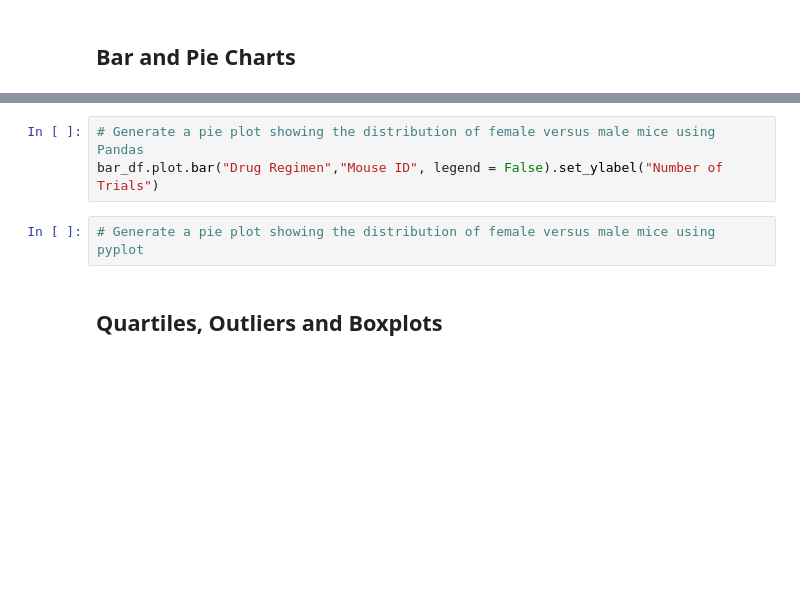
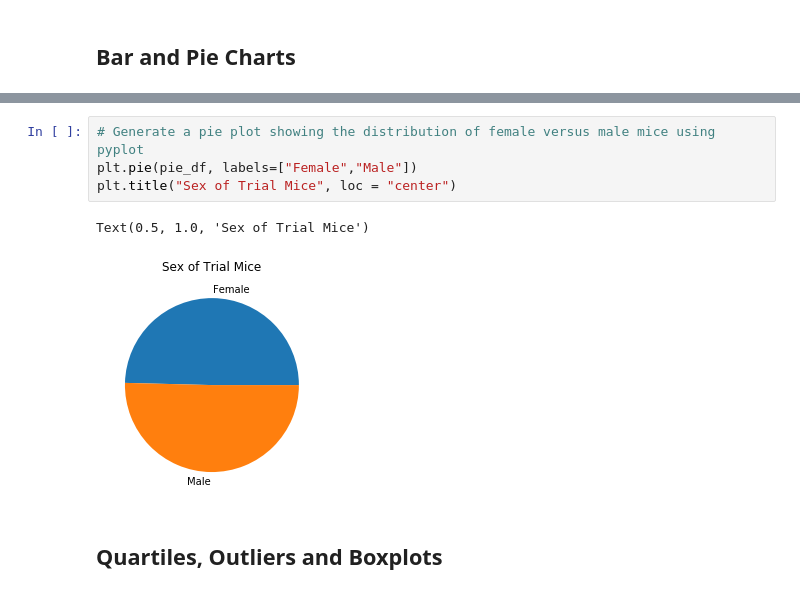
Before and after one commit to allison713/matplotlib-challenge, a Jupyter notebook: Pymaceuticals/pymaceuticals_starter.ipynb, the cells around one changed output, grey strips where cells are left out. Saved outputs shown, nothing was run; the diff lists cells and outputs as text; blank space fills up the shorter version.

```diff
--- a/Pymaceuticals/pymaceuticals_starter.ipynb
+++ b/Pymaceuticals/pymaceuticals_starter.ipynb
@@ -148,8 +167,10 @@ plt.ylabel("Number of Trials")
 # %%
-# Generate a pie plot showing the distribution of female versus male mice using Pandas
-bar_df.plot.bar("Drug Regimen","Mouse ID", legend = False).set_ylabel("Number of Trials")
+# Generate a pie plot showing the distribution of female versus male mice using pyplot
+plt.pie(pie_df, labels=["Female","Male"])
+plt.title("Sex of Trial Mice", loc = "center")
+# %% [output]
+Text(0.5, 1.0, 'Sex of Trial Mice')
+[figure, added]
-# %%
-# Generate a pie plot showing the distribution of female versus male mice using pyplot
 # %% [markdown]
 ## Quartiles, Outliers and Boxplots
 # %%
```
Also changed, not shown: parts of 6 cells of this notebook.
